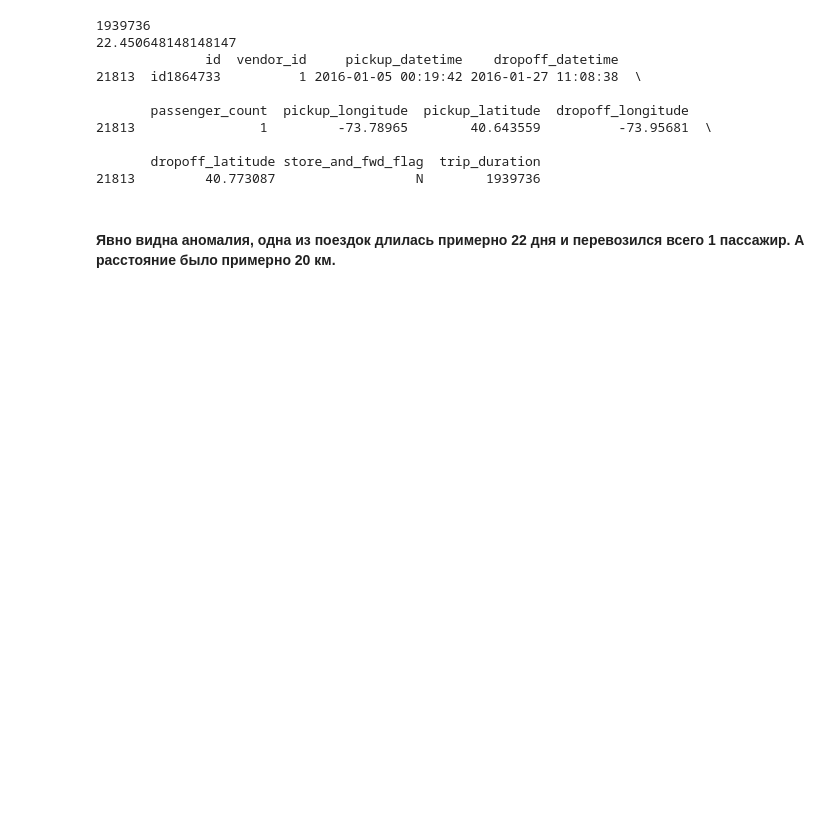
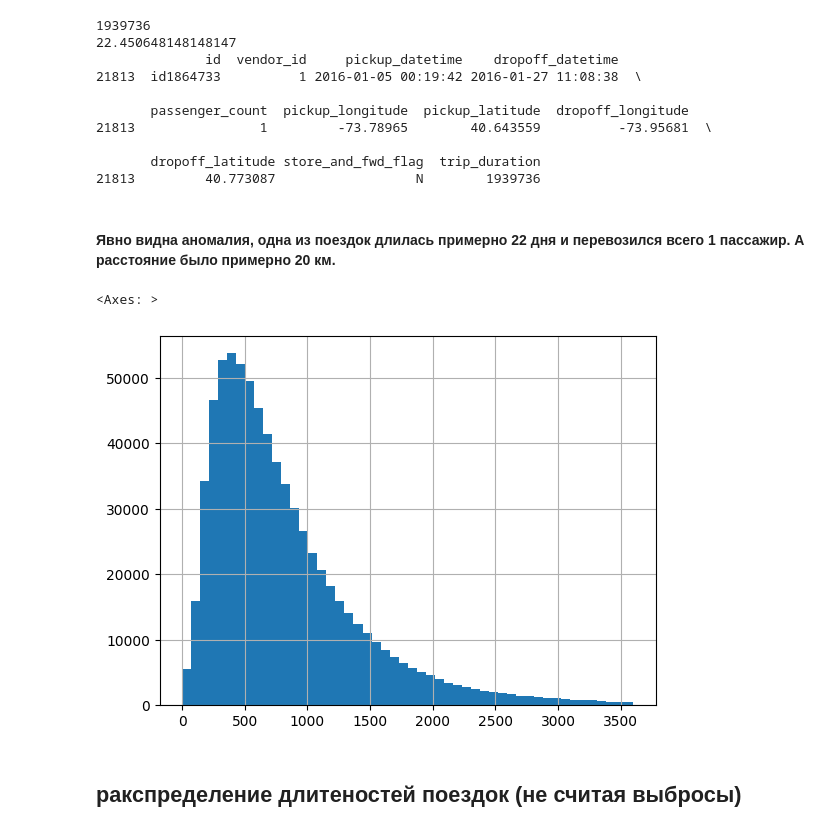
Before and after one commit to xrenvtomate/bigdata-project, a Jupyter notebook: notebooks/visualization.ipynb, the cells around one changed output. Drawn from its saved outputs; the diff is of its cells as text; code cells hidden in the pictures; blank space fills up the shorter version.

```diff
--- a/notebooks/visualization.ipynb
+++ b/notebooks/visualization.ipynb
@@ -134,3 +134,10 @@ print(df[df["trip_duration"] == max_trip_duration])
 21813         40.773087                  N        1939736
 # %% [markdown]
 #### Явно видна аномалия, одна из поездок длилась примерно 22 дня и перевозился всего 1 пассажир. А расстояние было примерно 20 км.
+# %%
+df.loc[df['trip_duration'] < 3600]['trip_duration'].hist(bins=50)
+# %% [output]
+<Axes: >
+[figure, added]
+# %% [markdown]
+## ракспределение длитеностей поездок (не считая выбросы)
```
Also changed, not shown: parts of 1 cell of this notebook, 2 other files.
